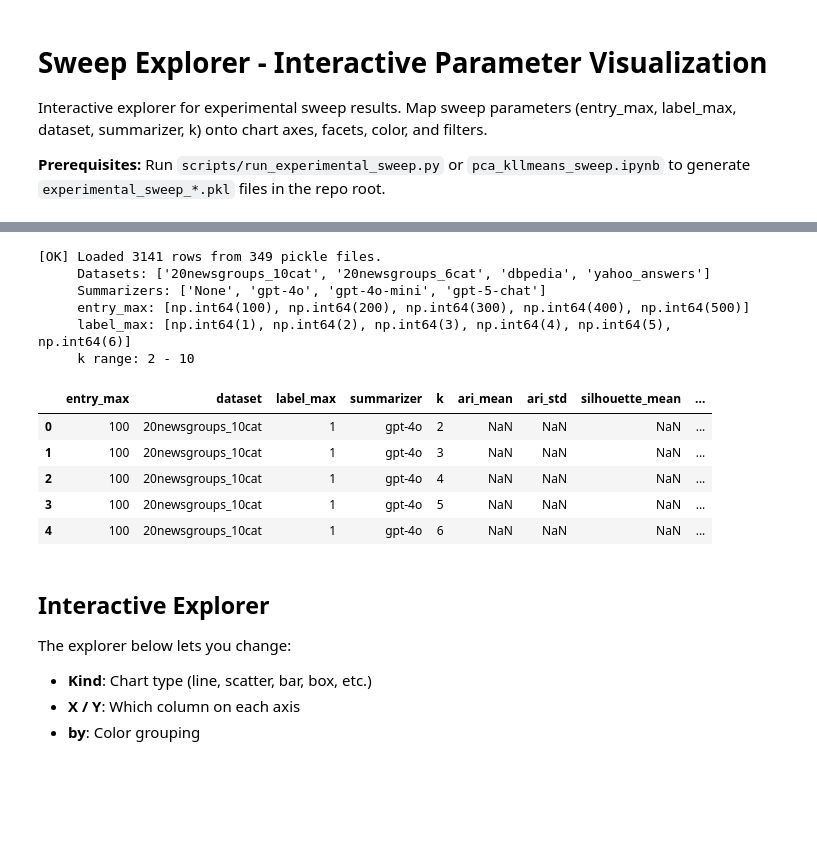
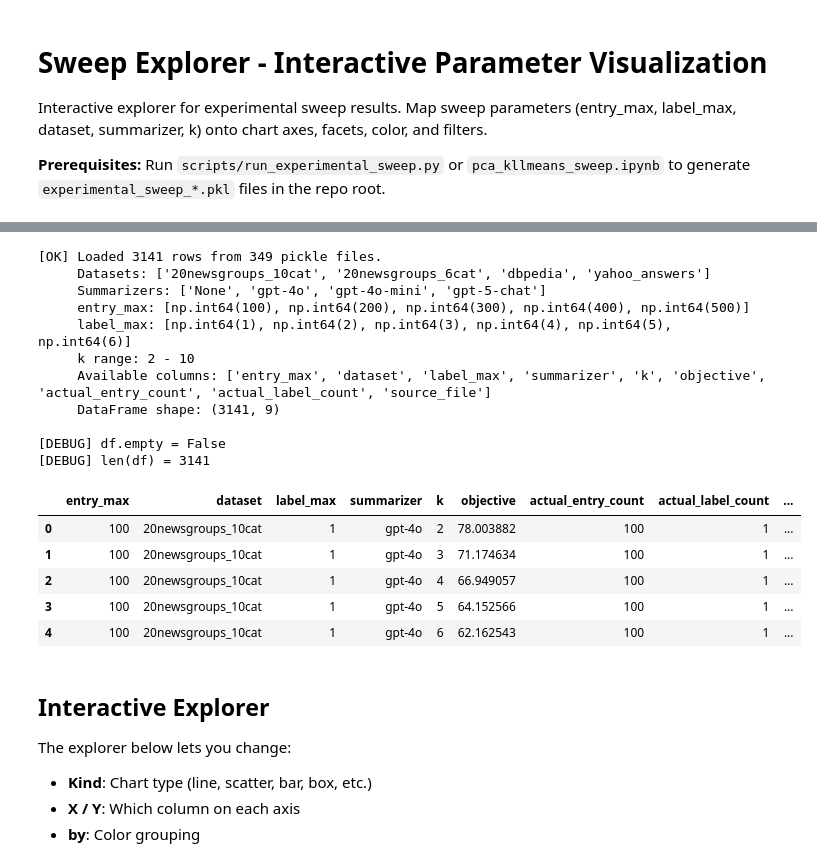
Before and after one commit to spencermcbridemoore/study-query-llm, a Jupyter notebook: notebooks/sweep_explorer.ipynb, the cells around one changed output, grey strips where cells are left out. Drawn from its saved outputs; the diff is of its cells as text; code cells hidden in the pictures; blank space fills up the shorter version.

```diff
--- a/notebooks/sweep_explorer.ipynb
+++ b/notebooks/sweep_explorer.ipynb
@@ -67,9 +63,29 @@ def load_sweep_dataframe(data_dir: str = "../experimental_results") -> pd.DataFr
 
         for k_str, k_data in by_k.items():
             stab = k_data.get("stability") or {}
+
             # Handle StabilityMetrics dataclass instances vs plain dicts
             if hasattr(stab, "__dict__") and not isinstance(stab, dict):
                 stab = stab.__dict__
+
+            # Extract metrics from nested structure
+            # Stability can be: {'silhouette': {'mean': x, 'std': y}, 'stability_ari': {...}, ...}
+            # Or flat: {'silhouette_mean': x, 'silhouette_std': y, ...}
+            def get_metric(metric_dict, name):
+                """Extract metric from nested or flat structure"""
+                if isinstance(metric_dict, dict):
+                    if name in metric_dict:
+                        return metric_dict[name]
+                    # Check nested structure
+                    for key in ['silhouette', 'stability_ari', 'dispersion', 'coverage', 'inertia']:
+                        if key in metric_dict and isinstance(metric_dict[key], dict):
+                            if 'mean' in name.lower() and 'mean' in metric_dict[key]:
+                                if key in name:
+                                    return metric_dict[key]['mean']
+                            if 'std' in name.lower() and 'std' in metric_dict[key]:
+                                if key in name:
+                                    return metric_dict[key]['std']
+                return None
 
             rows.append({
                 "entry_max": meta.get("entry_max"),
@@ -77,14 +93,23 @@ def load_sweep_dataframe(data_dir: str = "../experimental_results") -> pd.DataFr
                 "label_max": meta.get("label_max"),
                 "summarizer": meta.get("summarizer", "unknown"),
                 "k": int(k_str),
-                "ari_mean": stab.get("stability_ari_mean"),
-                "ari_std": stab.get("stability_ari_std"),
-                "silhouette_mean": stab.get("silhouette_mean"),
-                "silhouette_std": stab.get("silhouette_std"),
-                "coverage_mean": stab.get("coverage_mean"),
-                "coverage_std": stab.get("coverage_std"),
-                "inertia_mean": stab.get("inertia_mean"),
-                "inertia_std": stab.get("inertia_std"),
+                # Handle both nested and flat structures
+                "ari_mean": (stab.get('stability_ari', {}).get('mean') if isinstance(stab.get('stability_ari'), dict)
+                            else stab.get('stability_ari_mean')),
+                "ari_std": (stab.get('stability_ari', {}).get('std') if isinstance(stab.get('stability_ari'), dict)
+                           else stab.get('stability_ari_std')),
+                "silhouette_mean": (stab.get('silhouette', {}).get('mean') if isinstance(stab.get('silhouette'), dict)
+                                   else stab.get('silhouette_mean')),
+                "silhouette_std": (stab.get('silhouette', {}).get('std') if isinstance(stab.get('silhouette'), dict)
+                                  else stab.get('silhouette_std')),
+                "coverage_mean": (stab.get('coverage', {}).get('mean') if isinstance(stab.get('coverage'), dict)
+                                 else stab.get('coverage_mean')),
+                "coverage_std": (stab.get('coverage', {}).get('std') if isinstance(stab.get('coverage'), dict)
+                                else stab.get('coverage_std')),
+                "inertia_mean": (stab.get('dispersion', {}).get('mean') if isinstance(stab.get('dispersion'), dict)
+                                else stab.get('inertia_mean', stab.get('dispersion_mean'))),
+                "inertia_std": (stab.get('dispersion', {}).get('std') if isinstance(stab.get('dispersion'), dict)
+                               else stab.get('inertia_std', stab.get('dispersion_std'))),
                 "ari_vs_ground_truth": stab.get("ari_vs_ground_truth"),
                 "objective": k_data.get("objective"),
                 "actual_entry_count": meta.get("actual_entry_count"),
@@ -110,40 +135,45 @@ def load_sweep_dataframe(data_dir: str = "../experimental_results") -> pd.DataFr
         for col in numeric_cols:
             if col in df.columns:
                 df[col] = pd.to_numeric(df[col], errors='coerce')
 
         # Drop columns that are completely empty
         df = df.dropna(axis=1, how='all')
 
         print(f"[OK] Loaded {len(df)} rows from {df['source_file'].nunique()} pickle files.")
         print(f"     Datasets: {sorted(df['dataset'].unique())}")
         print(f"     Summarizers: {sorted(df['summarizer'].unique())}")
         print(f"     entry_max: {sorted(df['entry_max'].dropna().unique())}")
         print(f"     label_max: {sorted(df['label_max'].dropna().unique())}")
         print(f"     k range: {df['k'].min()} - {df['k'].max()}")
-        print(f"     Available columns: {list(df.columns)}")
+        print(f"     Available metric columns: {[c for c in df.columns if c in numeric_cols]}")
         print(f"     DataFrame shape: {df.shape}")
     else:
         print("[WARN] No pickle files found. Run sweep script first to generate data.")
     return df
 
 
 df = load_sweep_dataframe()
 print(f"\n[DEBUG] df.empty = {df.empty}")
 print(f"[DEBUG] len(df) = {len(df)}")
 df.head()
 # %% [output]
 [OK] Loaded 3141 rows from 349 pickle files.
      Datasets: ['20newsgroups_10cat', '20newsgroups_6cat', 'dbpedia', 'yahoo_answers']
      Summarizers: ['None', 'gpt-4o', 'gpt-4o-mini', 'gpt-5-chat']
      entry_max: [np.int64(100), np.int64(200), np.int64(300), np.int64(400), np.int64(500)]
      label_max: [np.int64(1), np.int64(2), np.int64(3), np.int64(4), np.int64(5), np.int64(6)]
      k range: 2 - 10
+     Available columns: ['entry_max', 'dataset', 'label_max', 'summarizer', 'k', 'objective', 'actual_entry_count', 'actual_label_count', 'source_file']
+     DataFrame shape: (3141, 9)
+
+[DEBUG] df.empty = False
+[DEBUG] len(df) = 3141
-|  | entry_max | dataset | label_max | summarizer | k | ari_mean | ari_std | silhouette_mean | ... |
-| 0 | 100 | 20newsgroups_10cat | 1 | gpt-4o | 2 | NaN | NaN | NaN | ... |
-| 1 | 100 | 20newsgroups_10cat | 1 | gpt-4o | 3 | NaN | NaN | NaN | ... |
-| 2 | 100 | 20newsgroups_10cat | 1 | gpt-4o | 4 | NaN | NaN | NaN | ... |
-| 3 | 100 | 20newsgroups_10cat | 1 | gpt-4o | 5 | NaN | NaN | NaN | ... |
-| 4 | 100 | 20newsgroups_10cat | 1 | gpt-4o | 6 | NaN | NaN | NaN | ... |
+|  | entry_max | dataset | label_max | summarizer | k | objective | actual_entry_count | actual_label_count | ... |
+| 0 | 100 | 20newsgroups_10cat | 1 | gpt-4o | 2 | 78.003882 | 100 | 1 | ... |
+| 1 | 100 | 20newsgroups_10cat | 1 | gpt-4o | 3 | 71.174634 | 100 | 1 | ... |
+| 2 | 100 | 20newsgroups_10cat | 1 | gpt-4o | 4 | 66.949057 | 100 | 1 | ... |
+| 3 | 100 | 20newsgroups_10cat | 1 | gpt-4o | 5 | 64.152566 | 100 | 1 | ... |
+| 4 | 100 | 20newsgroups_10cat | 1 | gpt-4o | 6 | 62.162543 | 100 | 1 | ... |
 # %% [markdown]
 ## Interactive Explorer
 
```
Also changed, not shown: parts of 3 cells of this notebook.
